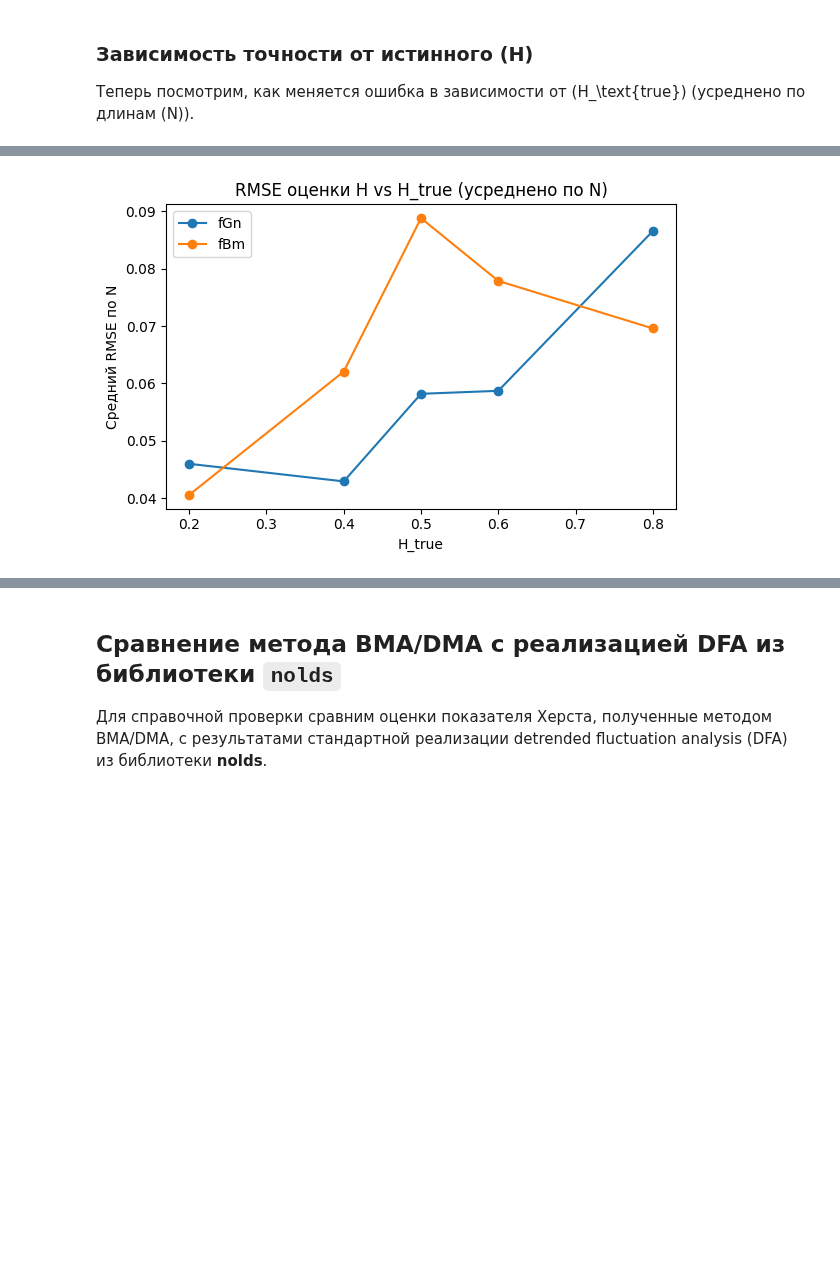
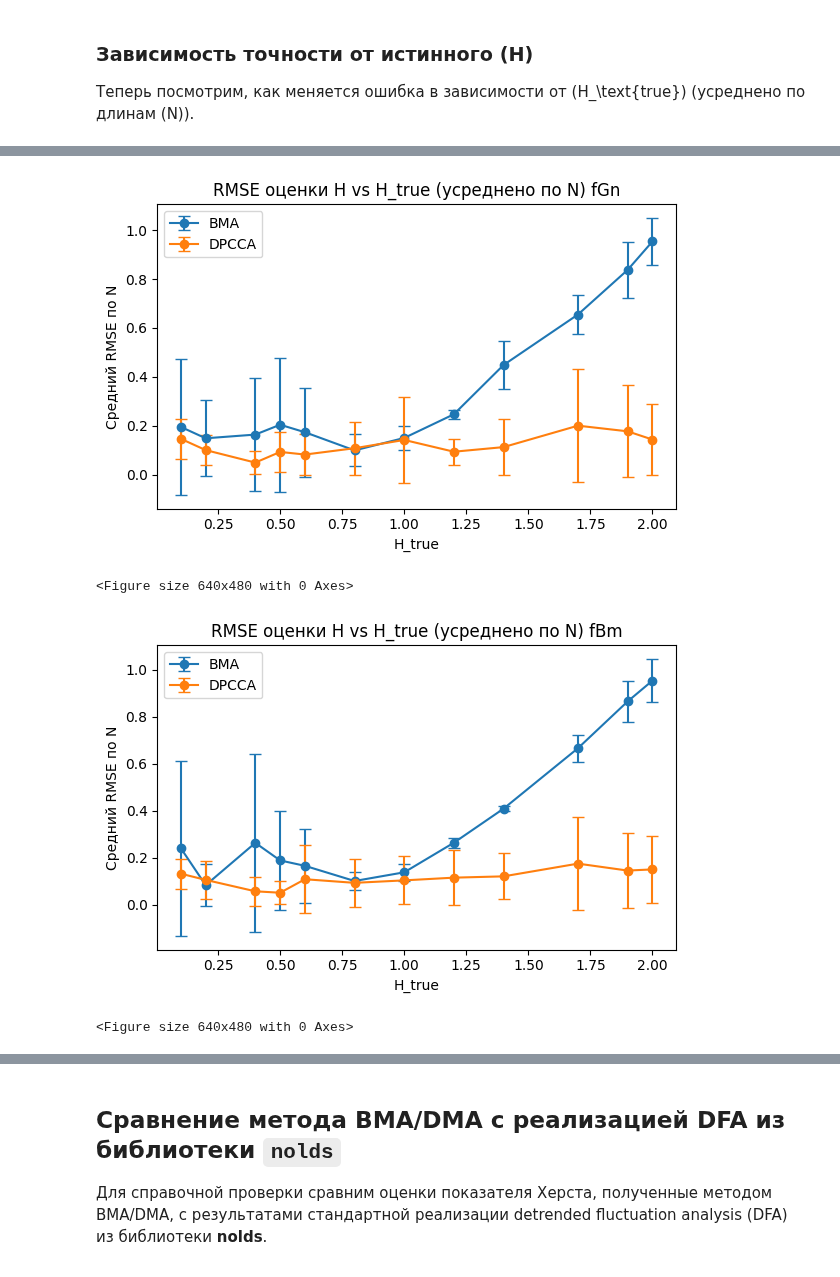
Before and after one commit to Digiratory/FluctuationAnalysisTools, a Jupyter notebook: research/bma.ipynb, the cells around one changed output, grey strips where cells are left out. Cells and saved outputs as stored; diff of their text form; code cells hidden in the pictures; blank space fills up the shorter version.

```diff
--- a/research/bma.ipynb
+++ b/research/bma.ipynb
@@ -360,14 +410,0 @@ summary
-# %%
-fig, ax = plt.subplots(figsize=(6, 4))
-
-for series_type in ["fGn", "fBm"]:
-    sub = summary[summary["type"] == series_type]
-    ax.plot(sub["N"], sub["rmse_mean"], marker="o", label=series_type)
-
-ax.set_xscale("log", base=2)
-ax.set_xlabel("Длина ряда N")
-ax.set_ylabel("Средний RMSE по H")
-ax.set_title("RMSE оценки H vs N (усреднено по H_true)")
-ax.legend()
-plt.tight_layout()
-plt.show()
@@ -409,6 +476,9 @@ summary_H = (
     .agg(
         eps_mean=("eps_mean", "mean"),
         rmse_mean=("rmse", "mean"),
+        rmse_std=("rmse", "std"),
+        dpcca_rmse_mean=("dpcca_rmse", "mean"),
+        dpcca_rmse_std=("dpcca_rmse", "std"),
     )
     .reset_index()
 )
@@ -428,15 +504,33 @@ summary_H
 # %%
-fig, ax = plt.subplots(figsize=(6, 4))
+for series_type in ["fGn", "fBm"]:
+    fig, ax = plt.subplots(figsize=(6, 4))
+    sub = summary_H[summary_H["type"] == series_type]
+    ax.errorbar(
+        sub["H_true"],
+        sub["rmse_mean"],
+        yerr=sub["rmse_std"],
+        marker="o",
+        capsize=4,
+        label="BMA"
+    )
+    ax.errorbar(
+        sub["H_true"],
+        sub["dpcca_rmse_mean"],
+        yerr=sub["dpcca_rmse_std"],
+        marker="o",
+        capsize=4,
+        label="DPCCA"
+    )
 
-for series_type in ["fGn", "fBm"]:
-    sub = summary_H[summary_H["type"] == series_type]
-    ax.plot(sub["H_true"], sub["rmse_mean"], marker="o", label=series_type)
-
-ax.set_xlabel("H_true")
-ax.set_ylabel("Средний RMSE по N")
-ax.set_title("RMSE оценки H vs H_true (усреднено по N)")
-ax.legend()
-plt.tight_layout()
-plt.show()
+    ax.set_xlabel("H_true")
+    ax.set_ylabel("Средний RMSE по N")
+    ax.set_title("RMSE оценки H vs H_true (усреднено по N) " + series_type)
+    ax.legend()
+    plt.tight_layout()
+    plt.show()
+    plt.savefig("fig4"+series_type, format="svg") # only for local storage
 # %% [output]
-[figure, old version]
+[figure, new version]
+<Figure size 640x480 with 0 Axes>
+[figure, added]
+<Figure size 640x480 with 0 Axes>
```
Also changed, not shown: parts of 23 cells of this notebook, 1 other file.
